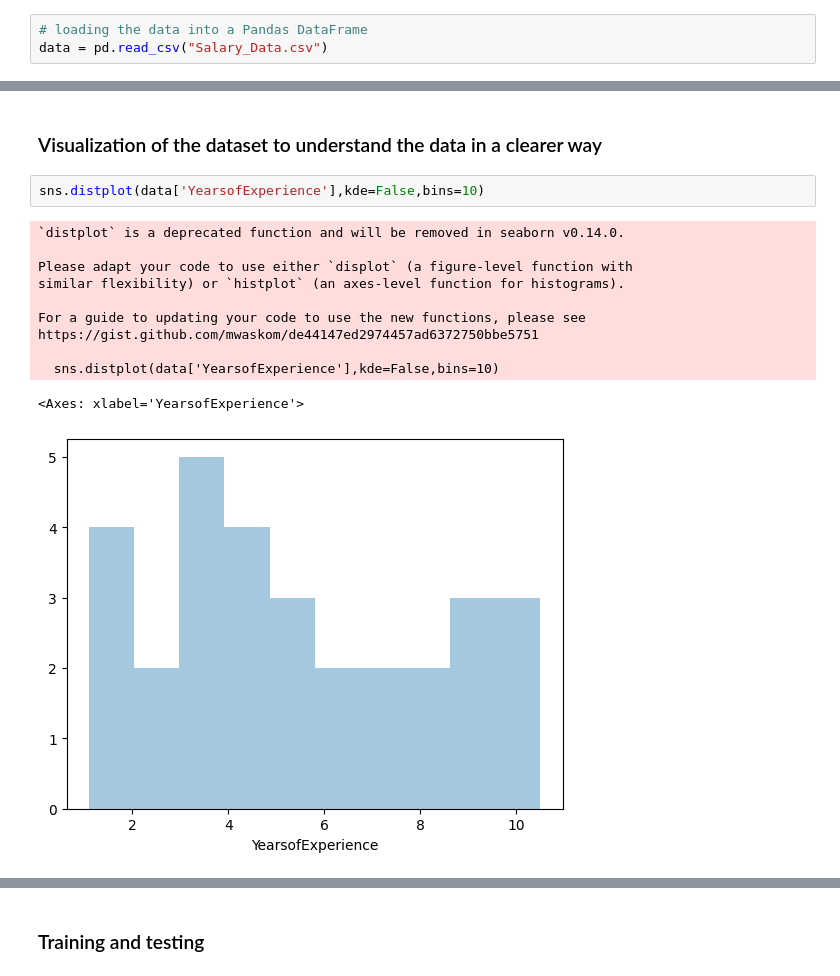
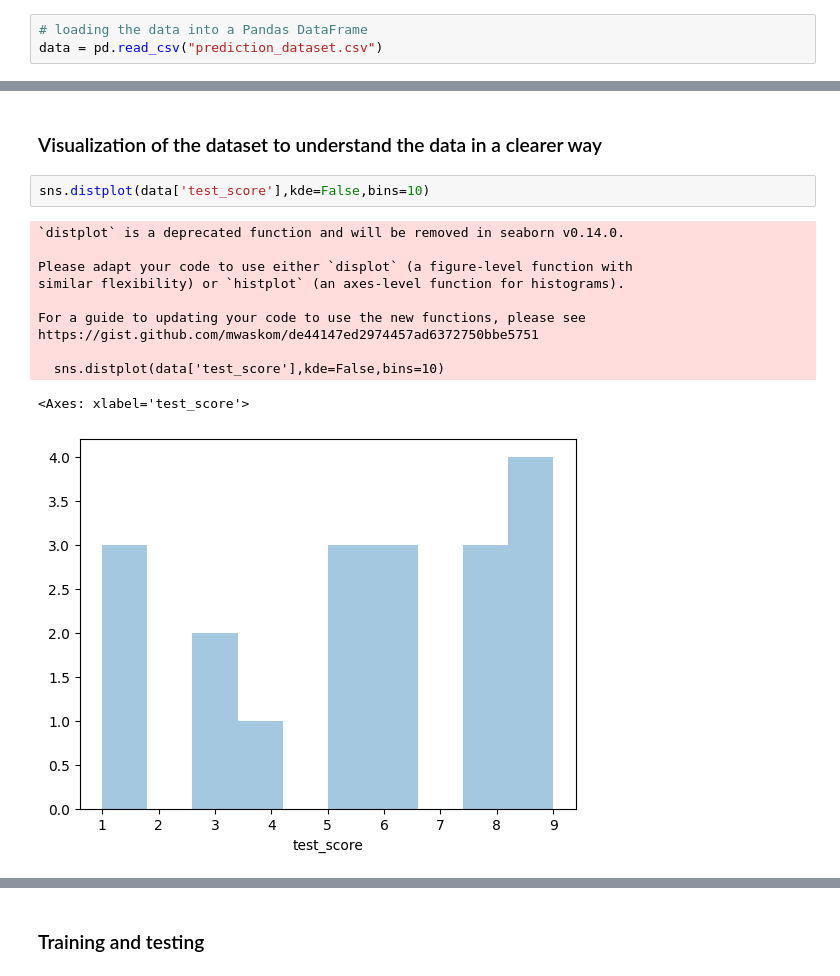
Before and after one commit to gideon-ogunbanjo/CREE, a Jupyter notebook: cree.ipynb, the cells around one changed output, grey strips where cells are left out. Drawn from its saved outputs; the diff is of its cells as text.

```diff
--- a/cree.ipynb
+++ b/cree.ipynb
@@ -10,7 +10,7 @@ from sklearn.model_selection import train_test_split
 from sklearn.metrics import mean_squared_error
 # %%
 # loading the data into a Pandas DataFrame
-data = pd.read_csv("Salary_Data.csv")
+data = pd.read_csv("prediction_dataset.csv")
 # %% [markdown]
 ### Reading and cleaning the data
 # %%
@@ -117,18 +114,18 @@ y = data.iloc[:, 1].values
 # %% [markdown]
 ### Visualization of the dataset to understand the data in a clearer way
 # %%
-sns.distplot(data['YearsofExperience'],kde=False,bins=10)
+sns.distplot(data['test_score'],kde=False,bins=10)
 # %% [output]
 `distplot` is a deprecated function and will be removed in seaborn v0.14.0.
 
 Please adapt your code to use either `displot` (a figure-level function with
 similar flexibility) or `histplot` (an axes-level function for histograms).
 
 For a guide to updating your code to use the new functions, please see
 https://gist.github.com/mwaskom/de44147ed2974457ad6372750bbe5751
 
-  sns.distplot(data['YearsofExperience'],kde=False,bins=10)
+  sns.distplot(data['test_score'],kde=False,bins=10)
-<Axes: xlabel='YearsofExperience'>
+<Axes: xlabel='test_score'>
-[figure, old version]
+[figure, new version]
 # %%
 #shows the counts of observations in each categorical bin using bars
```
Also changed, not shown: parts of 13 cells of this notebook, 1 other file.
